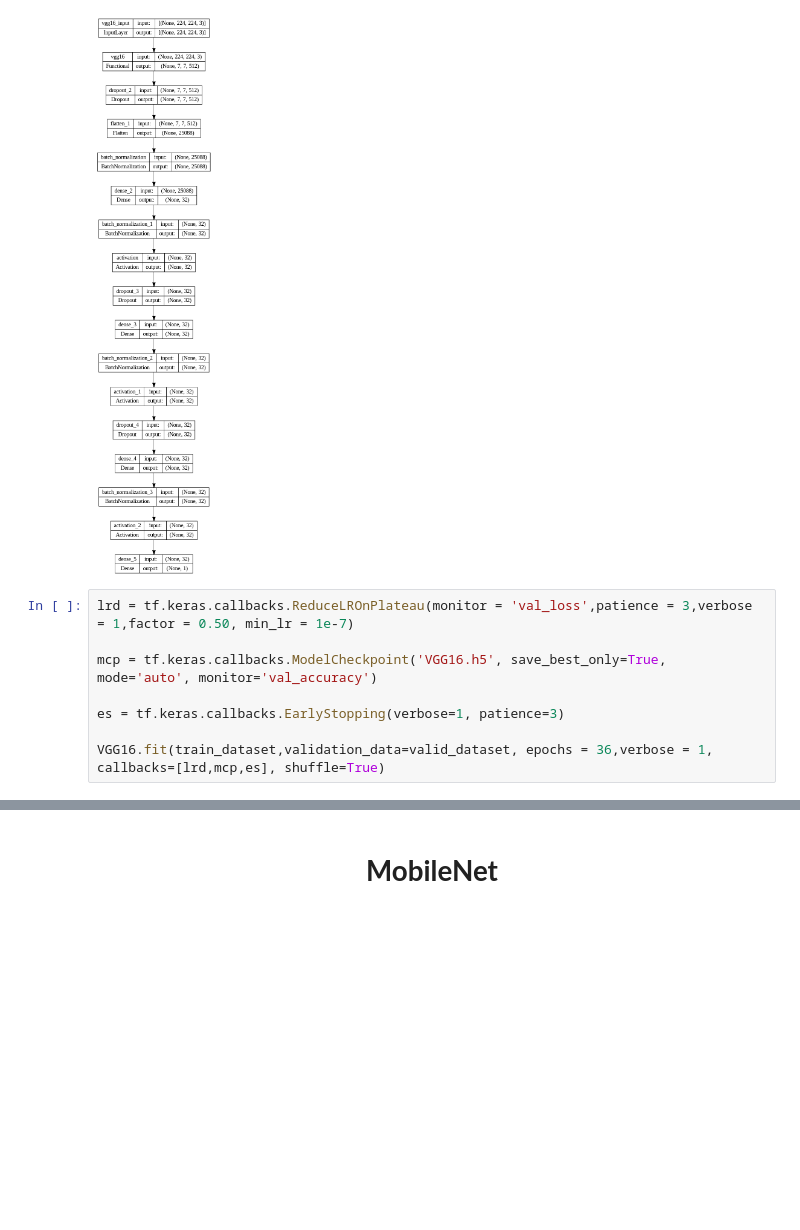
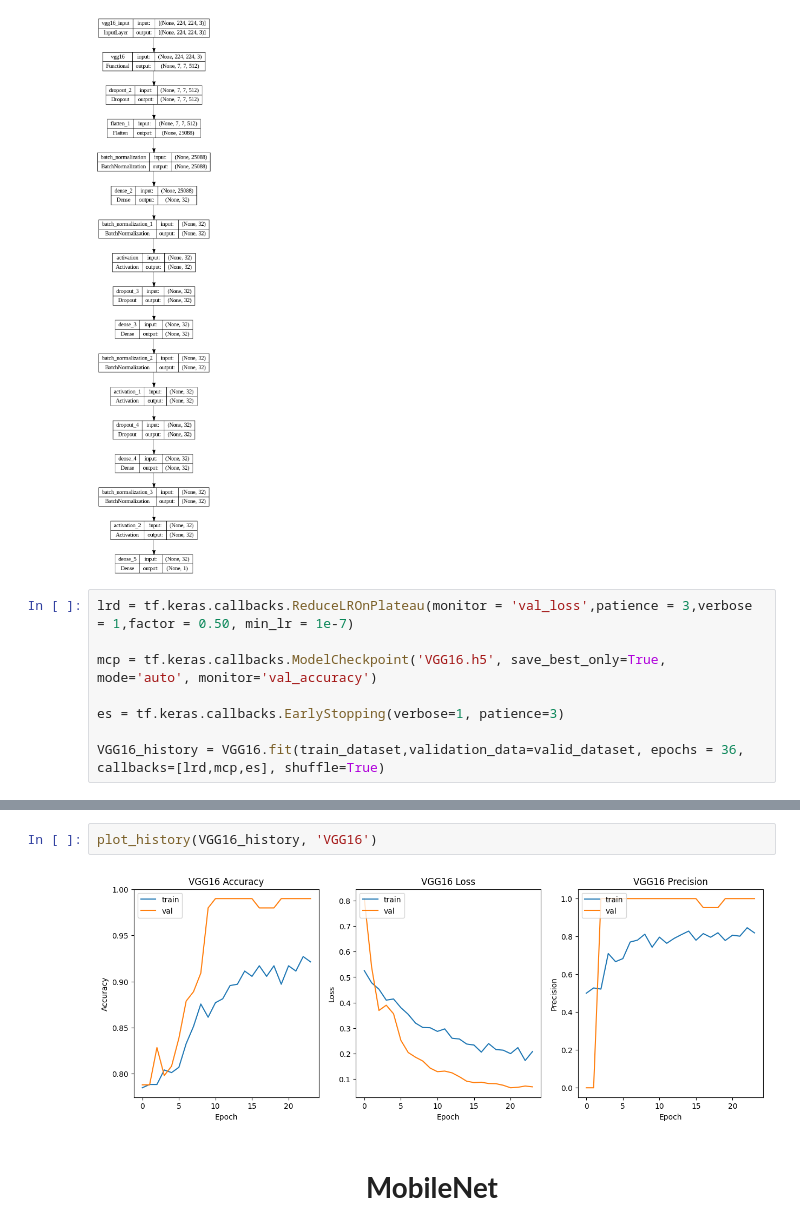
Before and after one commit to rumbleFTW/lung-cancer-detection, a Jupyter notebook: notebook.ipynb, the cells around one changed output, grey strips where cells are left out. Saved outputs shown, nothing was run; the diff lists cells and outputs as text; blank space fills up the shorter version.

```diff
--- a/notebook.ipynb
+++ b/notebook.ipynb
@@ -393,7 +423,7 @@ mcp = tf.keras.callbacks.ModelCheckpoint('VGG16.h5', save_best_only=True, mode='
 
 es = tf.keras.callbacks.EarlyStopping(verbose=1, patience=3)
 
-VGG16.fit(train_dataset,validation_data=valid_dataset, epochs = 36,verbose = 1, callbacks=[lrd,mcp,es], shuffle=True)
+VGG16_history = VGG16.fit(train_dataset,validation_data=valid_dataset, epochs = 36, callbacks=[lrd,mcp,es], shuffle=True)
 # %% [output]
 Epoch 1/36
 WARNING:tensorflow:Can save best model only with val_accuracy available, skipping.
@@ -420,3 +450,7 @@ VGG16_scores = VGG16.evaluate(test_dataset, verbose=1)
+# %%
+plot_history(VGG16_history, 'VGG16')
+# %% [output]
+[figure, added]
 # %% [markdown]
 <h1 align="center" ><a id='mobilenet'><b>MobileNet<b></a></h1>
 # %%
```
Also changed, not shown: parts of 34 cells of this notebook, 1 other file.
